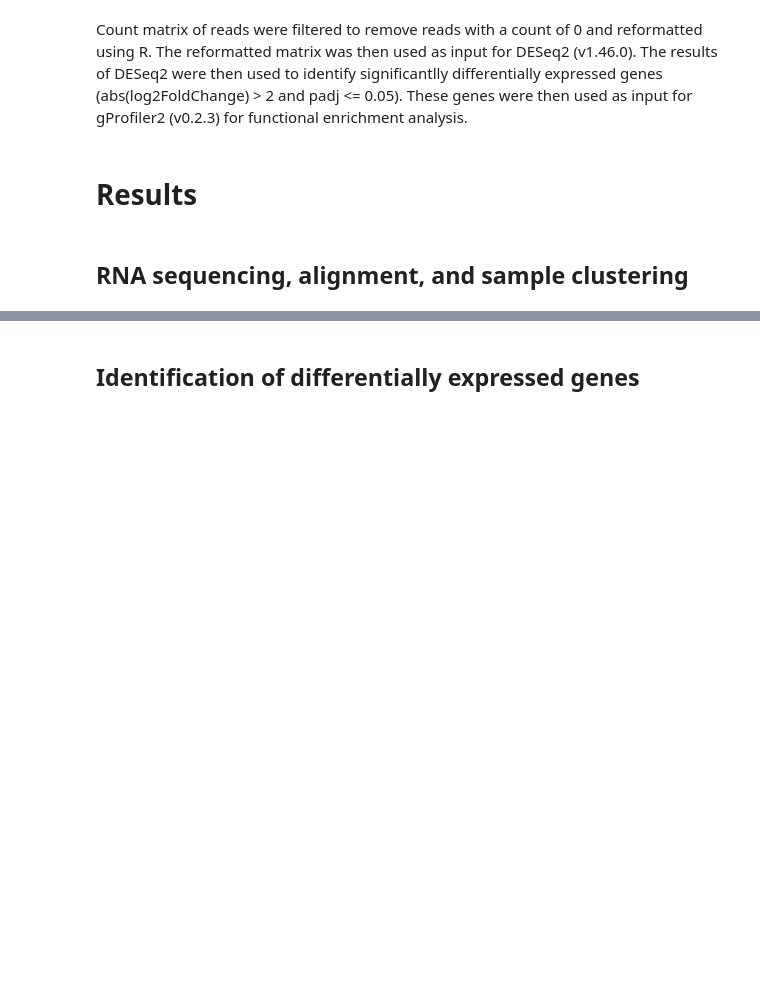
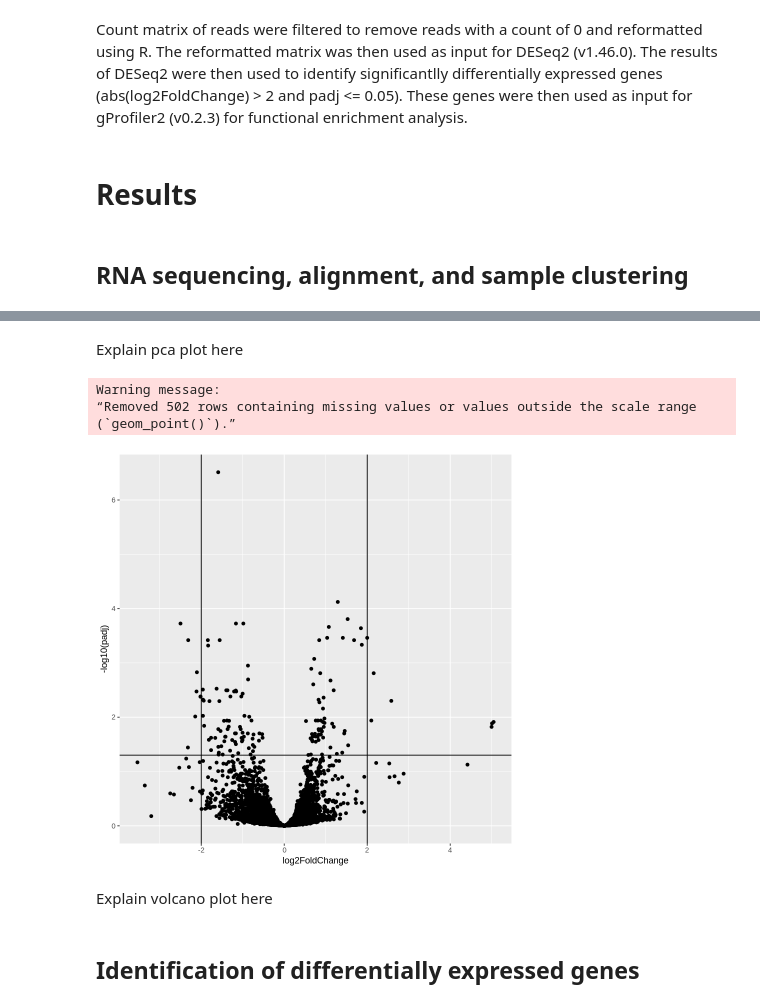
Before and after one commit to Brandy-Corwin/Schistosoma-RNA-seq, a Jupyter notebook: manuscript.ipynb, the cells around one changed output, grey strips where cells are left out. Cells and saved outputs as stored; diff of their text form; code cells hidden in the pictures; blank space fills up the shorter version.

```diff
--- a/manuscript.ipynb
+++ b/manuscript.ipynb
@@ -27,2 +119,21 @@ Count matrix of reads were filtered to remove reads with a count of 0 and reform
+# %% [markdown]
+Explain pca plot here
+# %%
+volcano_data <- as_tibble(res, rownames = 'gene_id')
+
+volcano_plot <- volcano_data |>
+    ggplot(aes(x = log2FoldChange, y = -log10(padj))) +
+    geom_point() +
+    geom_vline(xintercept = 2) +
+    geom_vline(xintercept = -2) +
+    geom_hline(yintercept = -log10(0.05))
+volcano_plot
+# %% [output]
+Warning message:
+“Removed 502 rows containing missing values or values outside the scale range
+(`geom_point()`).”
+[figure, added]
+# %% [markdown]
+Explain volcano plot here
 # %% [markdown]
 ## Identification of differentially expressed genes
```
Also changed, not shown: parts of 9 cells of this notebook, 4 other files.
